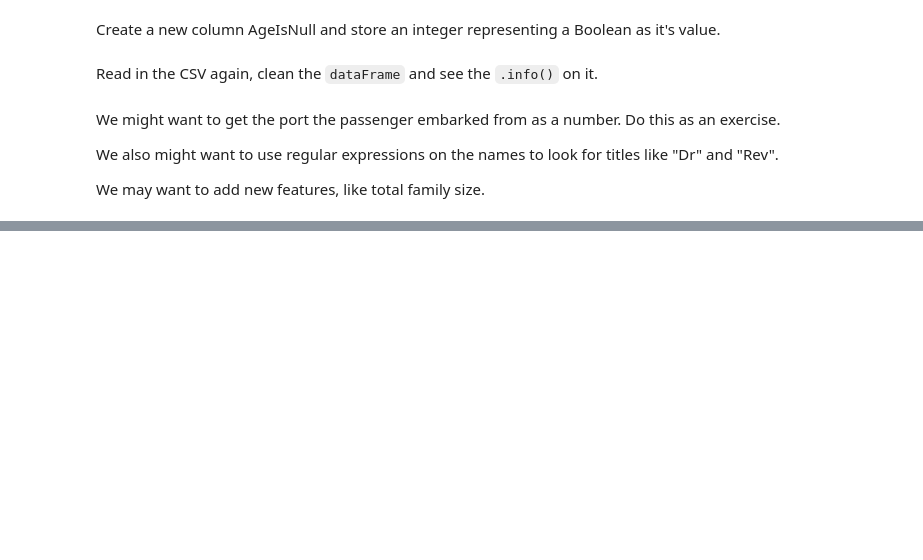
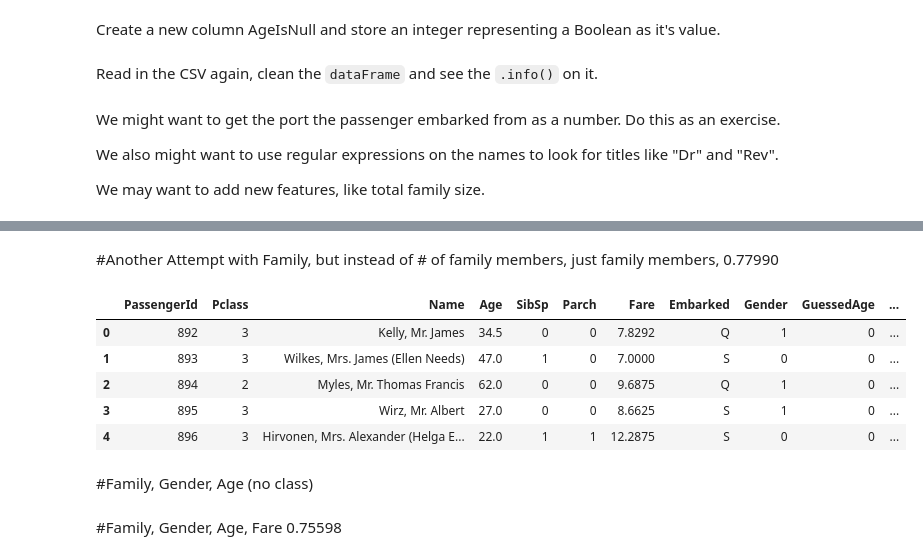
Before and after one commit to tiy-lv-python-2015-06/titanic, a Jupyter notebook: Titanic Starting Point.ipynb, the cells around one changed output, grey strips where cells are left out. Saved outputs shown, nothing was run; the diff lists cells and outputs as text; code cells hidden in the pictures; blank space fills up the shorter version.

```diff
--- a/Titanic Starting Point.ipynb
+++ b/Titanic Starting Point.ipynb
@@ -316,0 +472,36 @@ test_results.to_csv("titanic/g_a_c_f_p_set.csv", index=False)
+# %%
+test['Survived'] = 0
+train_survivor_table = pd.pivot_table(train, index=["Gender", "AgeRange", "Pclass", ], values=["Survived"])
+result_df = train_survivor_table.loc[train_survivor_table['Survived'] >= .5]
+for x in result_df.index:
+    test.loc[(test["Gender"] == x[0]) & (test['AgeRange'] == x[1]) & (test['Pclass'] == x[2]), "Survived"] = 1
+test_results = test[["PassengerId", "Survived"]]
+test_results.to_csv("titanic/g_a10_c_set.csv", index=False)
+# %% [markdown]
+#Another Attempt with Family, but instead of # of family members, just family members, 0.77990
+# %%
+def has_sibsp(sibsp):
+    if int(sibsp) > 0:
+        return "1"
+    else:
+        return "0"
+
+def has_parch(parch):
+    if int(parch) > 0:
+        return 1
+    else:
+        return 0
+# %%
+train["has_sibsp"] = train['SibSp'].map(has_sibsp)
+train['has_parch'] = train['Parch'].map(has_parch)
+test.head()
+test["has_sibsp"] = test['SibSp'].map(has_sibsp)
+test['has_parch'] = test['Parch'].map(has_parch)
+test.head()
+# %% [output]
+|  | PassengerId | Pclass | Name | Age | SibSp | Parch | Fare | Embarked | Gender | GuessedAge | ... |
+| 0 | 892 | 3 | Kelly, Mr. James | 34.5 | 0 | 0 | 7.8292 | Q | 1 | 0 | ... |
+| 1 | 893 | 3 | Wilkes, Mrs. James (Ellen Needs) | 47.0 | 1 | 0 | 7.0000 | S | 0 | 0 | ... |
+| 2 | 894 | 2 | Myles, Mr. Thomas Francis | 62.0 | 0 | 0 | 9.6875 | Q | 1 | 0 | ... |
+| 3 | 895 | 3 | Wirz, Mr. Albert | 27.0 | 0 | 0 | 8.6625 | S | 1 | 0 | ... |
+| 4 | 896 | 3 | Hirvonen, Mrs. Alexander (Helga E... | 22.0 | 1 | 1 | 12.2875 | S | 0 | 0 | ... |
@@ -316,0 +519,2 @@ test_results.to_csv("titanic/g_a_c_f_p_set.csv", index=False)
+# %% [markdown]
+#Family, Gender, Age (no class)
@@ -316,0 +530,2 @@ test_results.to_csv("titanic/g_a_c_f_p_set.csv", index=False)
+# %% [markdown]
+#Family, Gender, Age, Fare 0.75598
```
Also changed, not shown: parts of 42 cells of this notebook.
